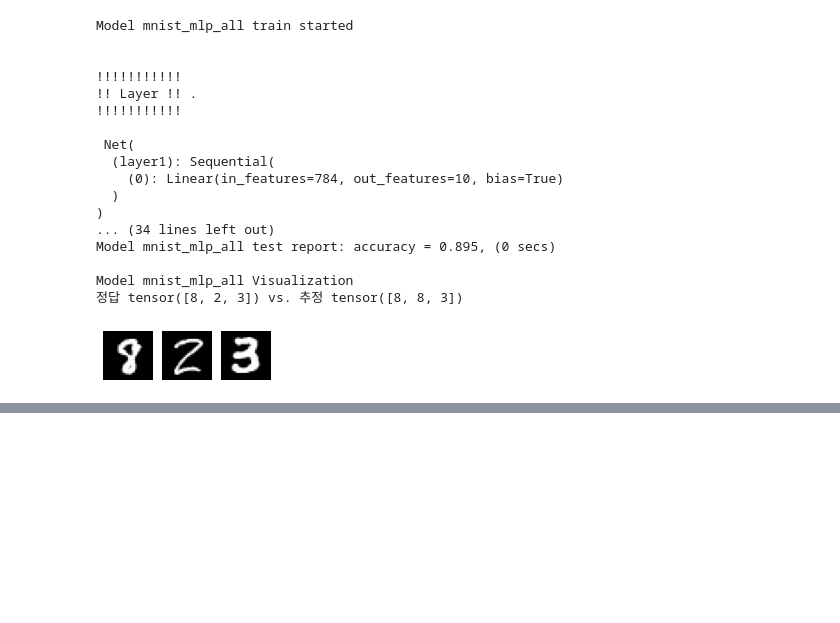
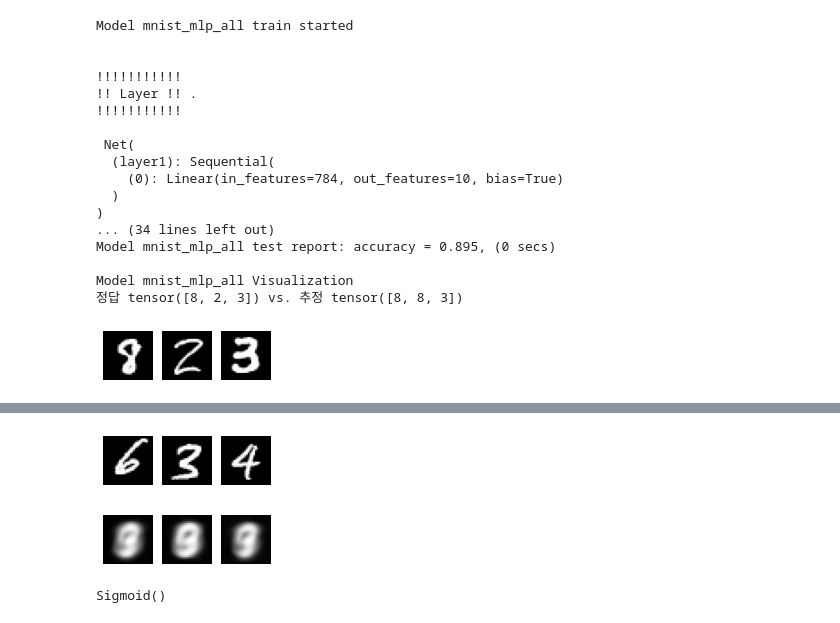
Before and after one commit to ohchangss/Torch_O, a Jupyter notebook: code/ETC/autoencoder/autoencoder_test.ipynb, the cells around one changed output, grey strips where cells are left out. Saved outputs shown, nothing was run; the diff lists cells and outputs as text; code cells hidden in the pictures; blank space fills up the shorter version.

```diff
--- a/code/ETC/autoencoder/autoencoder_test.ipynb
+++ b/code/ETC/autoencoder/autoencoder_test.ipynb
@@ -8,6 +8,11 @@ DATA_DIR =BASE_DIR+ 'code/ETC/autoencoder/dataset_auto_mnist.ipynb'
 # %% [output]
 Using device: cpu
 Using PyTorch version: 1.9.0
+# %%
+EPOCH = 1
+BATCH_SIZE=10
+NUM_WORKERS=0
+LEARNING_RATE = 0.001
 # %%
 mset_all = MnistAutoDataset(train_ratio = 1.00)
 mset_1p = MnistAutoDataset(train_ratio = 0.01)
@@ -90,0 +118,11 @@ Model mnist_auto_1 Visualization
+# %%
+conf_auto ={
+    'encoder':[['full',{'width':10}]],
+    'decoder':[['full',{'width':784}]],
+    'supervised':[['full',{'width':10}]]
+}
+
+mnist_auto_1 = Autoencoder('mnist_auto_1', mset_1p, conf_auto)
+mnist_auto_1.autoencode(epoch_count = 10, report=1, learning_rate = LEARNING_RATE)
+mnist_auto_1.exec_all(epoch_count=10, report=1,learning_rate = LEARNING_RATE)
+# %% [output]
@@ -90,0 +146,6 @@ Model mnist_auto_1 Visualization
+[figure, added]
+[figure, added]
+# %%
+nn.Sigmoid()
+# %% [output]
+Sigmoid()
```
Also changed, not shown: parts of 5 cells of this notebook.
